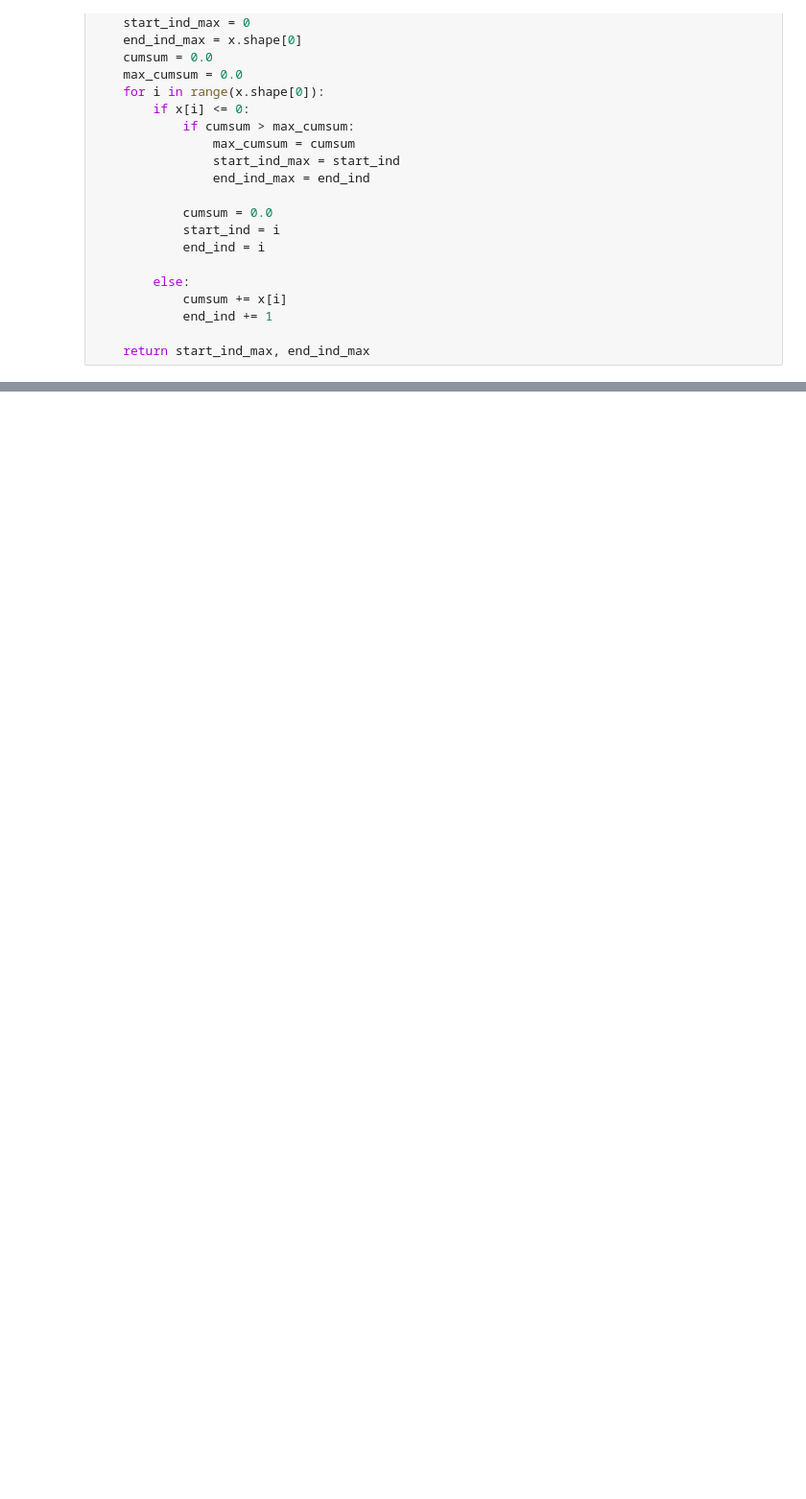
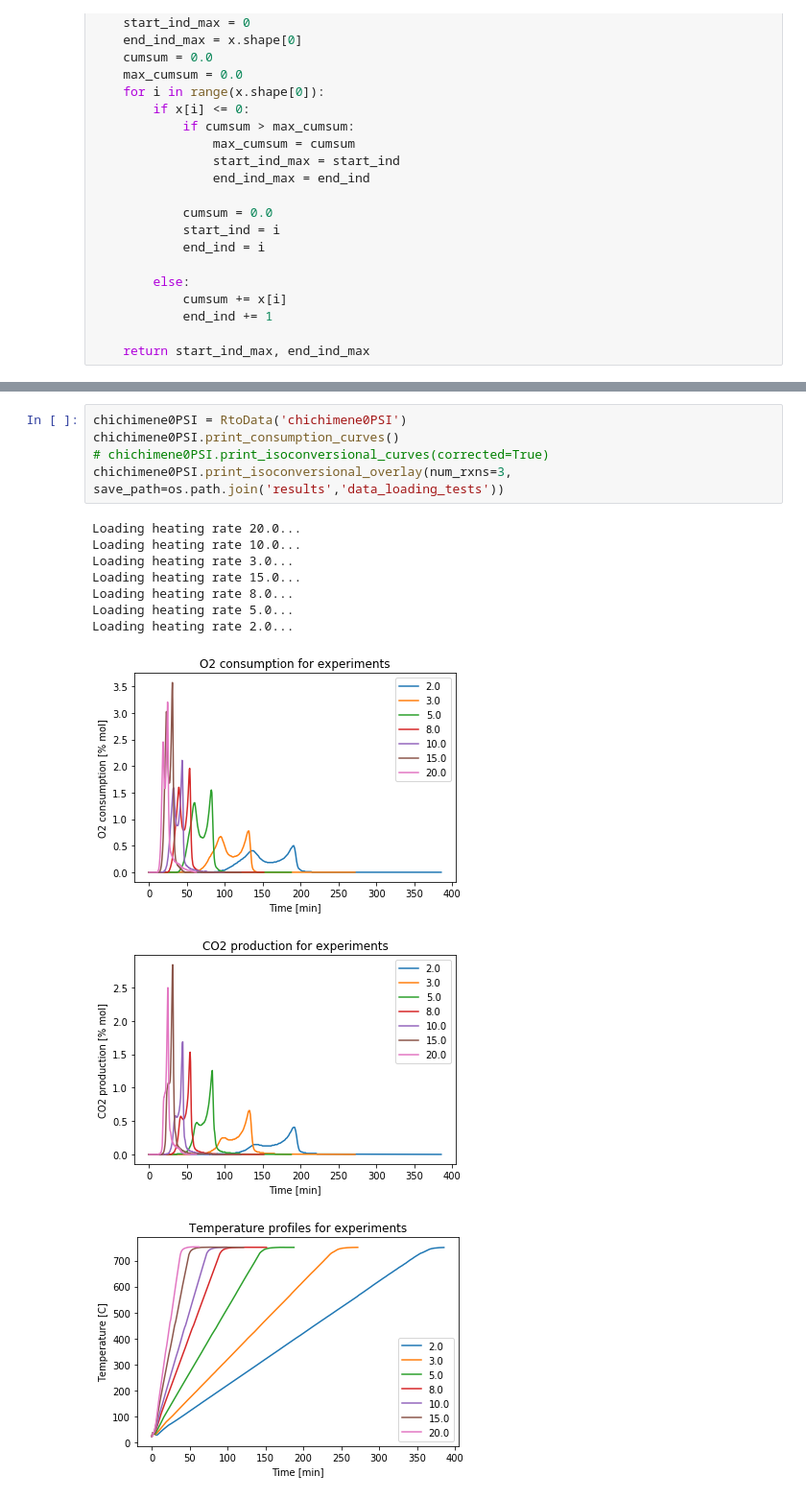
Before and after one commit to suetri-a/ISC-Kinetics, a Jupyter notebook: Kinetics-Model-Optimizer/Test Initial Values Predictions.ipynb, the cells around one changed output, grey strips where cells are left out. Shown: that part at 96% size. Saved outputs shown, nothing was run; the diff lists cells and outputs as text; blank space fills up the shorter version.

```diff
--- a/Kinetics-Model-Optimizer/Test Initial Values Predictions.ipynb
+++ b/Kinetics-Model-Optimizer/Test Initial Values Predictions.ipynb
@@ -453,3 +437,19 @@ class RtoData:
 #         x0 = sol.x # assign initial guess as vector that creates physical reaction
 
 #         return x0
+# %%
+chichimene0PSI = RtoData('chichimene0PSI')
+chichimene0PSI.print_consumption_curves()
+# chichimene0PSI.print_isoconversional_curves(corrected=True)
+chichimene0PSI.print_isoconversional_overlay(num_rxns=3, save_path=os.path.join('results','data_loading_tests'))
+# %% [output]
+Loading heating rate 20.0...
+Loading heating rate 10.0...
+Loading heating rate 3.0...
+Loading heating rate 15.0...
+Loading heating rate 8.0...
+Loading heating rate 5.0...
+Loading heating rate 2.0...
+[figure, added]
+[figure, added]
+[figure, added]
```
Also changed, not shown: parts of 5 cells of this notebook, 2 other files.
